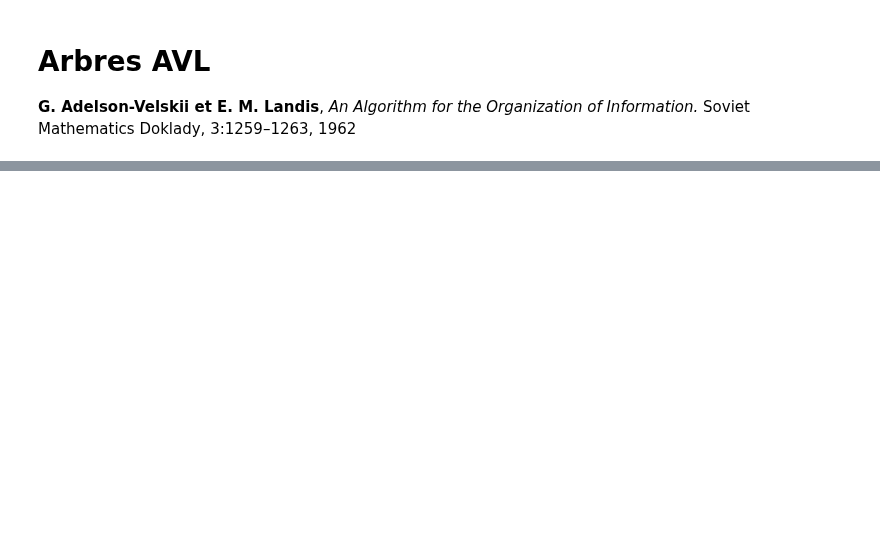
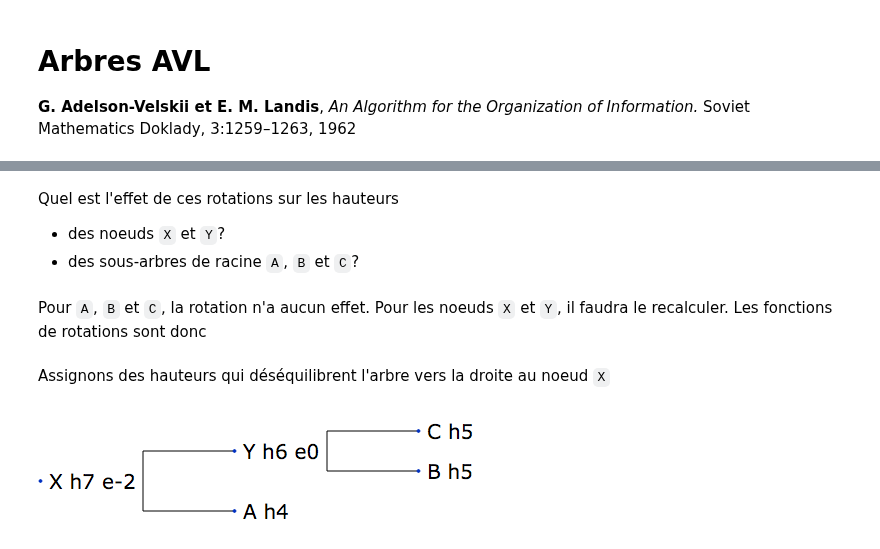
Before and after one commit to ocuisenaire/ASD1-notebooks, a Jupyter notebook: 5 - Arbres/B - Arbres AVL.ipynb, the cells around one changed output, grey strips where cells are left out. Saved outputs shown, nothing was run; the diff lists cells and outputs as text; code cells hidden in the pictures; blank space fills up the shorter version.

```diff
--- a/5 - Arbres/B - Arbres AVL.ipynb
+++ b/5 - Arbres/B - Arbres AVL.ipynb
@@ -96,15 +51,0 @@ h.afficher_arbre_binaire(R)
-# %%
-R = None
-R = inserer(R,5)
-R = inserer(R,2)
-R = inserer(R,8)
-R = inserer(R,3)
-R = inserer(R,1)
-R = inserer(R,7)
-R = inserer(R,10)
-R = inserer(R,4)
-R = inserer(R,9)
-R = inserer(R,6)
-R = inserer(R,11)
-R = inserer(R,12)
-h.afficher_arbre_binaire(R)
@@ -112,0 +54,5 @@ h.afficher_arbre_binaire(R)
+# %%
+def calculer_hauteur(R):
+    if R:
+        R.hauteur = max( hauteur(R.gauche),
+                        hauteur(R.droite)) + 1
@@ -112,0 +87,4 @@ h.afficher_arbre_binaire(R)
+# %%
+def rotation_droite(x):
+    y = x.gauche; x.gauche = y.droite; y.droite = x
+    return y
@@ -112,0 +96,7 @@ h.afficher_arbre_binaire(R)
+# %% [markdown]
+Quel est l'effet de ces rotations sur les hauteurs
+
+* des noeuds `X` et `Y`?
+* des sous-arbres de racine `A`, `B` et `C`?
+# %% [markdown]
+Pour `A`, `B` et `C`, la rotation n'a aucun effet. Pour les noeuds `X` et `Y`, il faudra le recalculer. Les fonctions de rotations sont donc
@@ -112,0 +113,8 @@ h.afficher_arbre_binaire(R)
+# %% [markdown]
+Assignons des hauteurs qui déséquilibrent l'arbre vers la droite au noeud `X`
+# %%
+A.hauteur = 4; B.hauteur = 5; C.hauteur = 5;
+calculer_hauteur(Y); calculer_hauteur(X)
+h.afficher_arbre_AVL(R)
+# %% [output]
+[figure, added]
```
Also changed, not shown: parts of 91 cells of this notebook, 2 other files.
